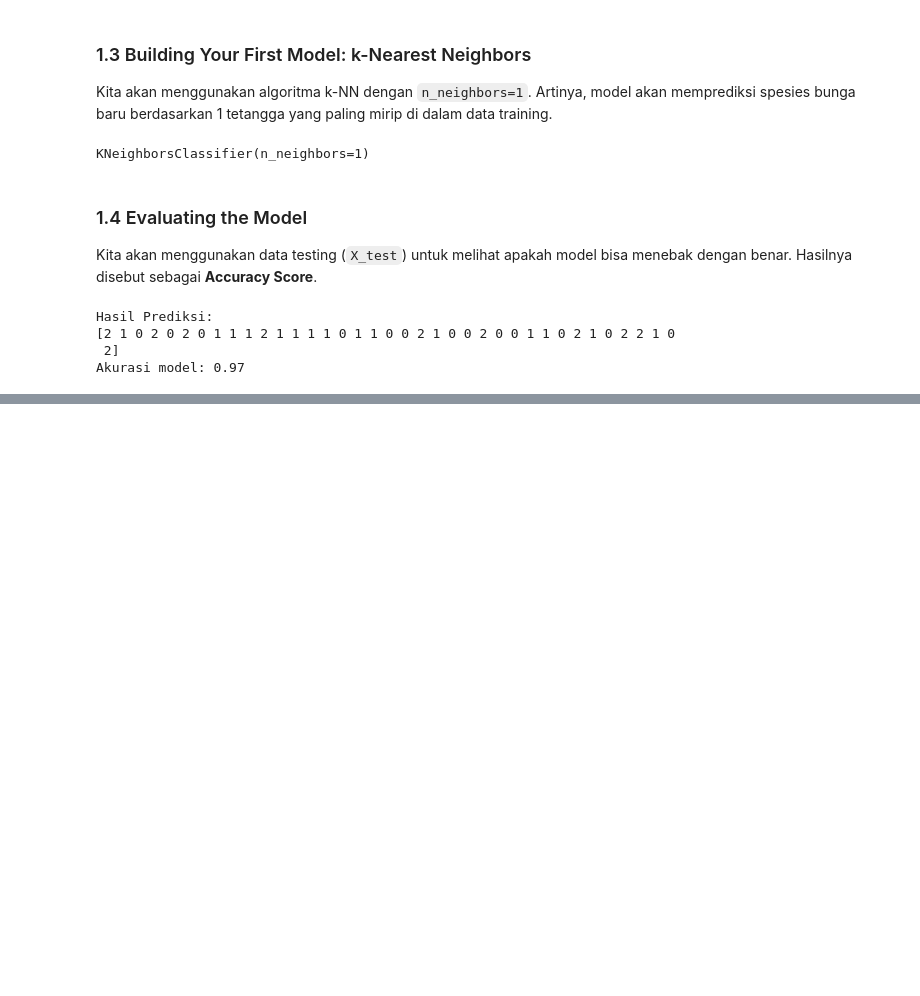
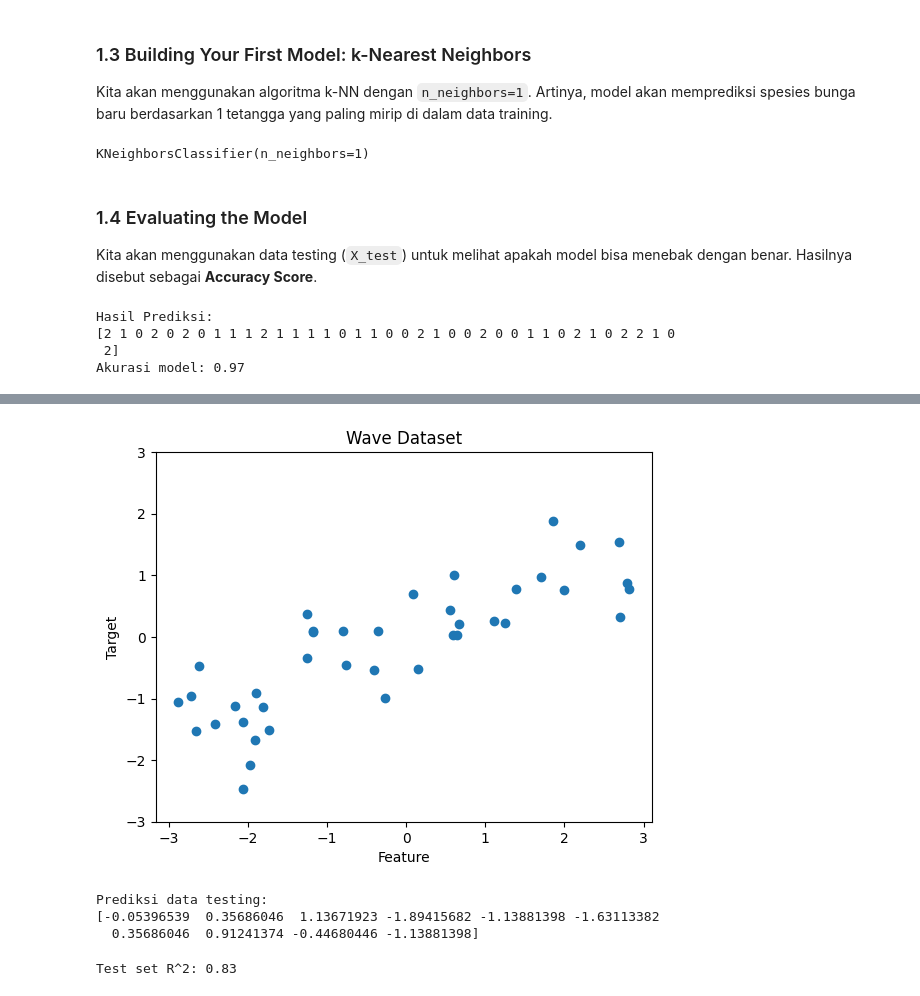
Before and after one commit to Keistkmiya/Introduction-to-Machine-Learning-with-Python, a Jupyter notebook: Chapter_01_Introduction.ipynb, the cells around one changed output, grey strips where cells are left out. Drawn from its saved outputs; the diff is of its cells as text; code cells hidden in the pictures; blank space fills up the shorter version.

```diff
--- a/Chapter_01_Introduction.ipynb
+++ b/Chapter_01_Introduction.ipynb
@@ -83,0 +142,39 @@ Akurasi model: 0.97
+# %%
+import mglearn
+import matplotlib.pyplot as plt
+from sklearn.model_selection import train_test_split
+
+# Mengambil dataset wave buatan
+X, y = mglearn.datasets.make_wave(n_samples=40)
+
+# Membagi menjadi data training dan testing
+X_train, X_test, y_train, y_test = train_test_split(X, y, random_state=0)
+
+# Visualisasi data awal
+plt.plot(X, y, 'o')
+plt.ylim(-3, 3)
+plt.xlabel("Feature")
+plt.ylabel("Target")
+plt.title("Wave Dataset")
+plt.show()
+# %% [output]
+[figure, added]
+# %%
+from sklearn.neighbors import KNeighborsRegressor
+
+# Membuat instansiasi model
+reg = KNeighborsRegressor(n_neighbors=3)
+
+# Melatih model dengan data training
+reg.fit(X_train, y_train)
+
+# Melakukan prediksi pada data testing
+print(f"Prediksi data testing:\n{reg.predict(X_test)}")
+# %% [output]
+Prediksi data testing:
+[-0.05396539  0.35686046  1.13671923 -1.89415682 -1.13881398 -1.63113382
+  0.35686046  0.91241374 -0.44680446 -1.13881398]
+# %%
+print(f"Test set R^2: {reg.score(X_test, y_test):.2f}")
+# %% [output]
+Test set R^2: 0.83
```
Also changed, not shown: parts of 7 cells of this notebook.
